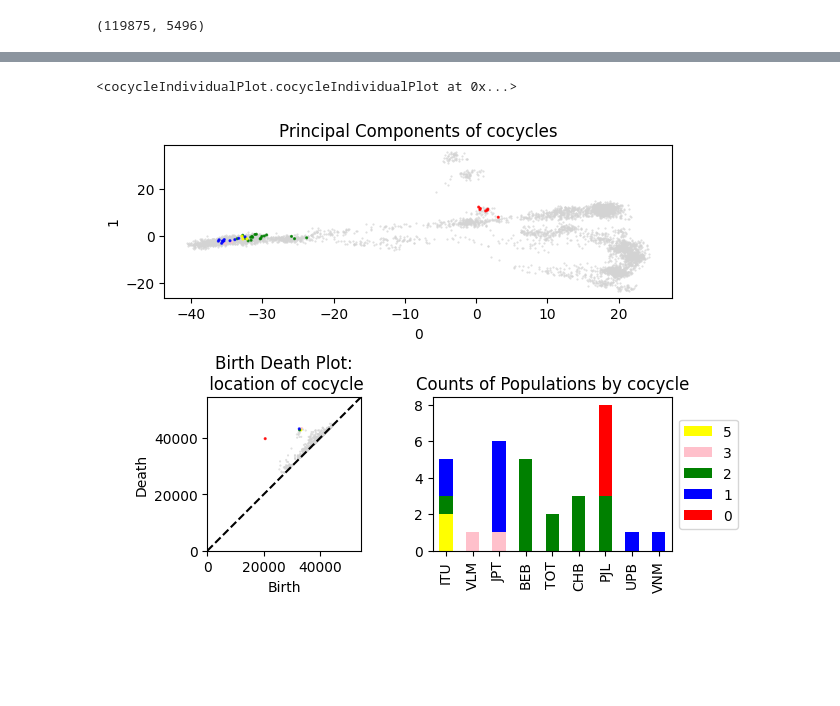
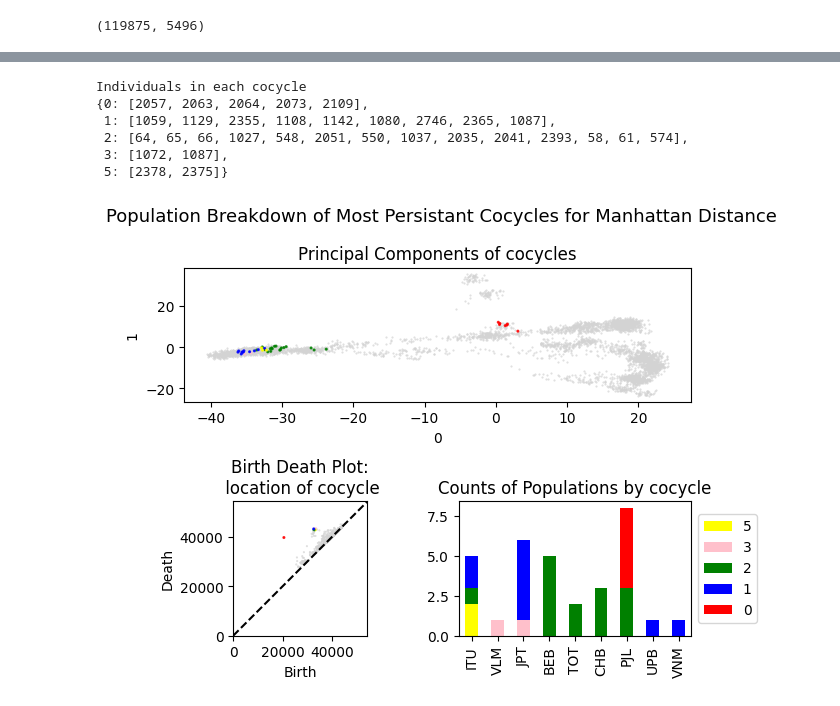
Before and after one commit to AI-sandbox/genTopo, a Jupyter notebook: ripser_individuals.ipynb, the cells around one changed output, grey strips where cells are left out. Saved outputs shown, nothing was run; the diff lists cells and outputs as text; code cells hidden in the pictures; blank space fills up the shorter version.

Commit message:
added docs, cleaned up input / ouput. Plot from vcf still not working as cannot replicate PCA-2

```diff
--- a/ripser_individuals.ipynb
+++ b/ripser_individuals.ipynb
@@ -113,14 +169,24 @@ plot_diagrams(diagrams[1], show=True)
 # %%
-cocycles_ind_plot = cocycleIndividualPlot(popinfo_path='~/../projects/HimalGenAsia/HimalGen.popinfo.csv',
-                                          gt_matrix_PCs=gt_matrix_PCs,
-                                          result=result_manhattan)
-cocycles_ind_plot
+cocycles_ind_plot_manhattan = cocycleIndividualPlot(popinfo_path=popinfo_path,
+                                                    gt_matrix_PCs=gt_matrix_PCs,
+                                                    ripser_result=result_manhattan)
-# %% [output]
-<cocycleIndividualPlot.cocycleIndividualPlot at 0x...>
 # %%
-fig = cocycles_ind_plot.display_cocycle_charts(cocycle_number_list=[0,1,2,3,5],
-                                               cocycle_individuals_file='results/cocycle_individuals.txt',
-                                               birth_death_coordinates_file='results/birth_death_coordinates_file.txt')
+# Now generate final results, with options to save text and svg files as output
+fig = cocycles_ind_plot_manhattan.display_cocycle_charts(
+    cocycle_number_list=[0,1,2,3,5],
+    cocycle_individuals_file='results/cocycle_individuals.txt',
+    birth_death_coordinates_file='results/birth_death_coordinates_file.txt',
+    svg_file='results/manhattan_distance_individuals_plots_01235.svg'
+)
+
+fig.suptitle('Population Breakdown of Most Persistant Cocycles for Manhattan Distance', fontsize=13)
+
 fig.show()
 # %% [output]
+Individuals in each cocycle
+{0: [2057, 2063, 2064, 2073, 2109],
+ 1: [1059, 1129, 2355, 1108, 1142, 1080, 2746, 2365, 1087],
+ 2: [64, 65, 66, 1027, 548, 2051, 550, 1037, 2035, 2041, 2393, 58, 61, 574],
+ 3: [1072, 1087],
+ 5: [2378, 2375]}
-[figure, old version]
+[figure, new version]
```
Also changed, not shown: parts of 34 cells of this notebook, 6 other files.
